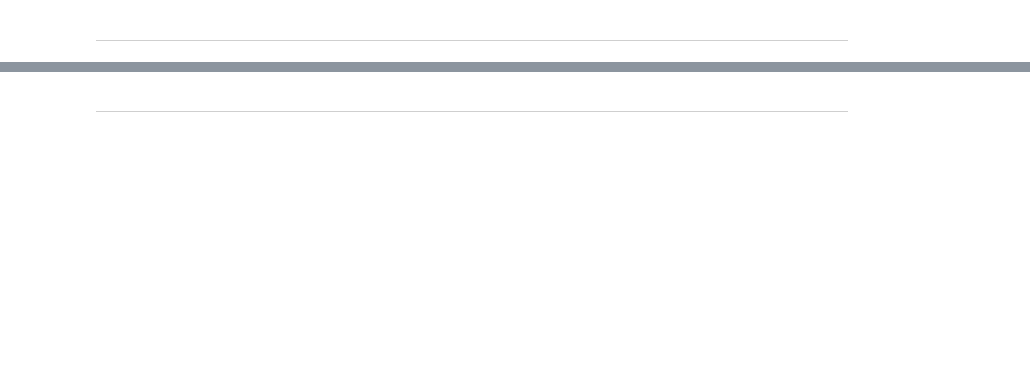
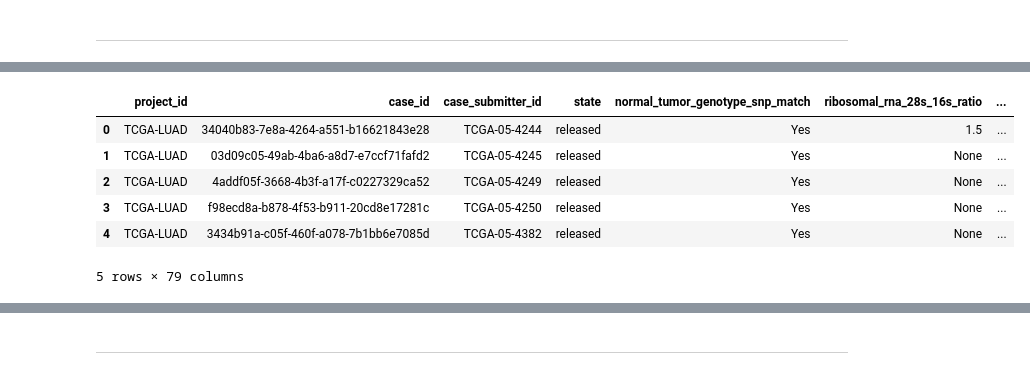
Before and after one commit to lab-rasool/HoneyBee, a Jupyter notebook: main.ipynb, the cells around one changed output, grey strips where cells are left out. Cells and saved outputs as stored; diff of their text form; code cells hidden in the pictures; blank space fills up the shorter version.

```diff
--- a/main.ipynb
+++ b/main.ipynb
@@ -108,0 +246,10 @@ print(result)
+# %%
+clinical_dataset["train"].to_pandas().head()
+# %% [output]
+|  | project_id | case_id | case_submitter_id | state | normal_tumor_genotype_snp_match | ribosomal_rna_28s_16s_ratio | ... |
+| 0 | TCGA-LUAD | 34040b83-7e8a-4264-a551-b16621843e28 | TCGA-05-4244 | released | Yes | 1.5 | ... |
+| 1 | TCGA-LUAD | 03d09c05-49ab-4ba6-a8d7-e7ccf71fafd2 | TCGA-05-4245 | released | Yes | None | ... |
+| 2 | TCGA-LUAD | 4addf05f-3668-4b3f-a17f-c0227329ca52 | TCGA-05-4249 | released | Yes | None | ... |
+| 3 | TCGA-LUAD | f98ecd8a-b878-4f53-b911-20cd8e17281c | TCGA-05-4250 | released | Yes | None | ... |
+| 4 | TCGA-LUAD | 3434b91a-c05f-460f-a078-7b1bb6e7085d | TCGA-05-4382 | released | Yes | None | ... |
+5 rows × 79 columns
```
Also changed, not shown: parts of 30 cells of this notebook, 20 other files.
